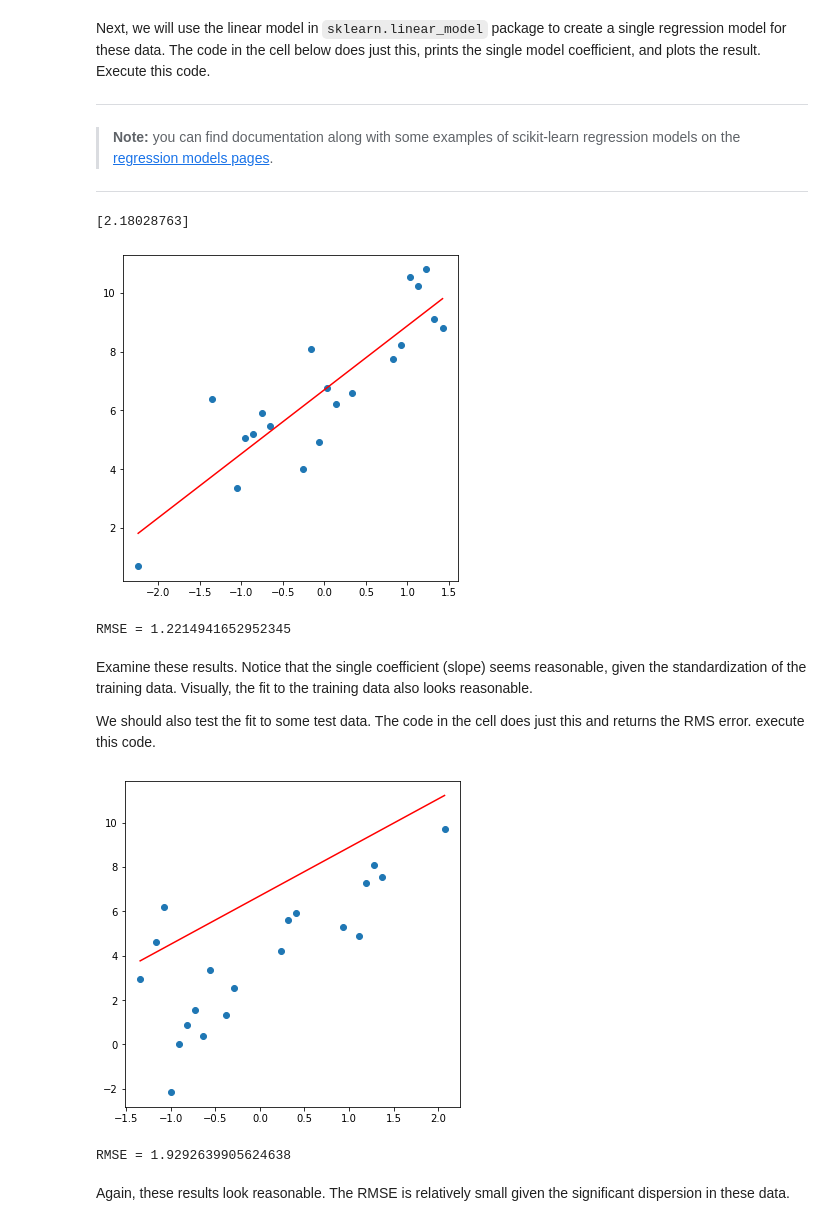
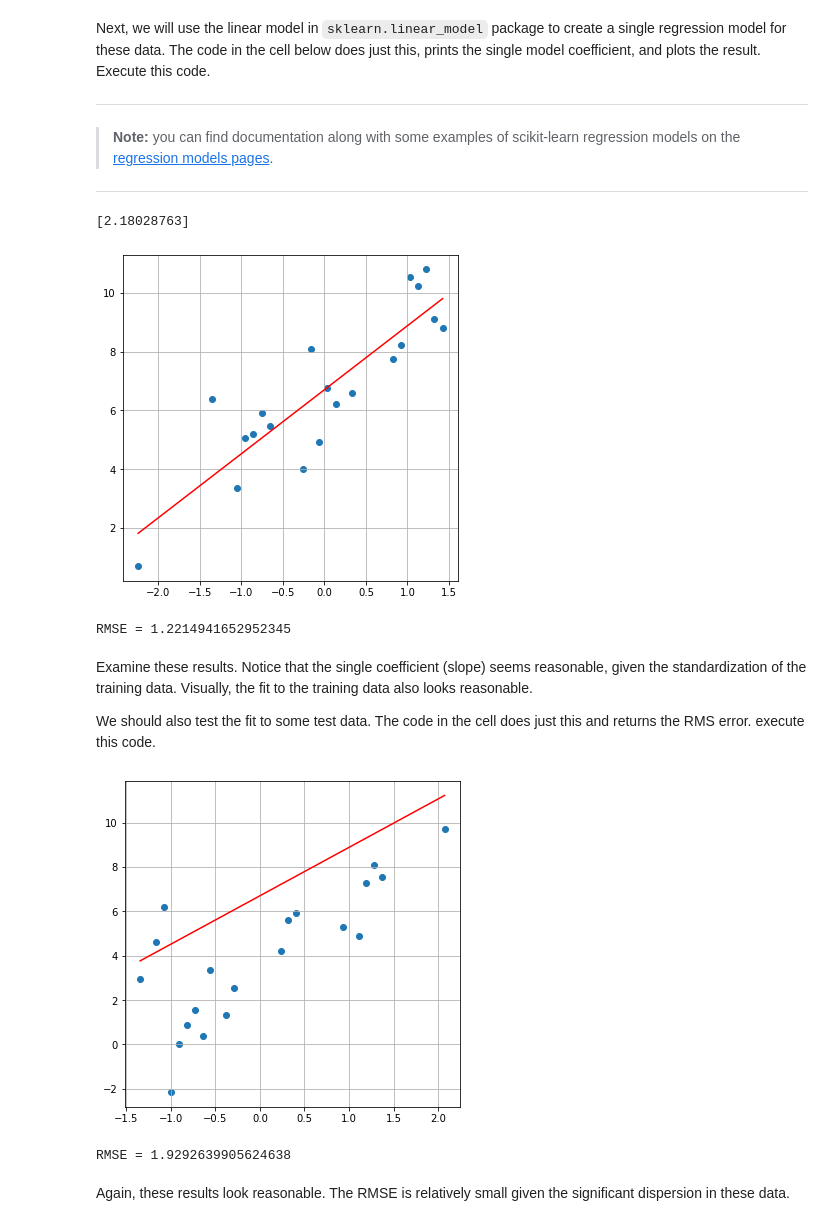
Before and after one commit to rodolfolermacontreras/ML_3_Assignment_4, a Jupyter notebook: 4_RegularizationForDeepNNs.ipynb, the cells around one changed output. Saved outputs shown, nothing was run; the diff lists cells and outputs as text; code cells hidden in the pictures.

```diff
--- a/4_RegularizationForDeepNNs.ipynb
+++ b/4_RegularizationForDeepNNs.ipynb
@@ -102,32 +102,33 @@ Next, we will use the linear model in `sklearn.linear_model` package to create a
 # %%
 def plot_reg(x, y_hat, y):
     ax = plt.figure(figsize=(6, 6)).gca() # define axis
 
     ## Get the data in plot order
     x_yhat_y = sorted(zip(x, y_hat, y))
     x = [x for x, _, _ in x_yhat_y]
     y_hat = [y_hat for _, y_hat, _ in x_yhat_y]
     y = [y for _, _, y in x_yhat_y]
 
     ## Plot the result
     plt.plot(x, y_hat, c = 'red')
     plt.scatter(x, y)
+    plt.grid()
     plt.show()
 
 def reg_model(x, y):
     mod = slm.LinearRegression()
     x_scale = scale(x)  # .reshape(-1, 1)
     mod.fit(x_scale, y)
     print(mod.coef_)
     return mod, x_scale, mod.predict(x_scale)
 
 mod, x_scale, y_hat = reg_model(x_train.reshape(-1, 1), y_train)
 
 plot_reg(x_scale, y_hat, y_train)
 print('RMSE = ' + str(np.std(y_hat - y_train)))
 # %% [output]
 [2.18028763]
-[figure, old version]
+[figure, new version]
 RMSE = 1.2214941652952345
 # %% [markdown]
 Examine these results. Notice that the single coefficient (slope) seems reasonable, given the standardization of the training data. Visually, the fit to the training data also looks reasonable.
@@ -144,7 +145,7 @@ def test_mod(x,y, mod):
 
 test_mod(x_test.reshape(-1, 1), y_test, mod)
 # %% [output]
-[figure, old version]
+[figure, new version]
 RMSE = 1.9292639905624638
 # %% [markdown]
 Again, these results look reasonable. The RMSE is relatively small given the significant dispersion in these data.
```
Also changed, not shown: parts of 42 cells of this notebook, 1 other file.
